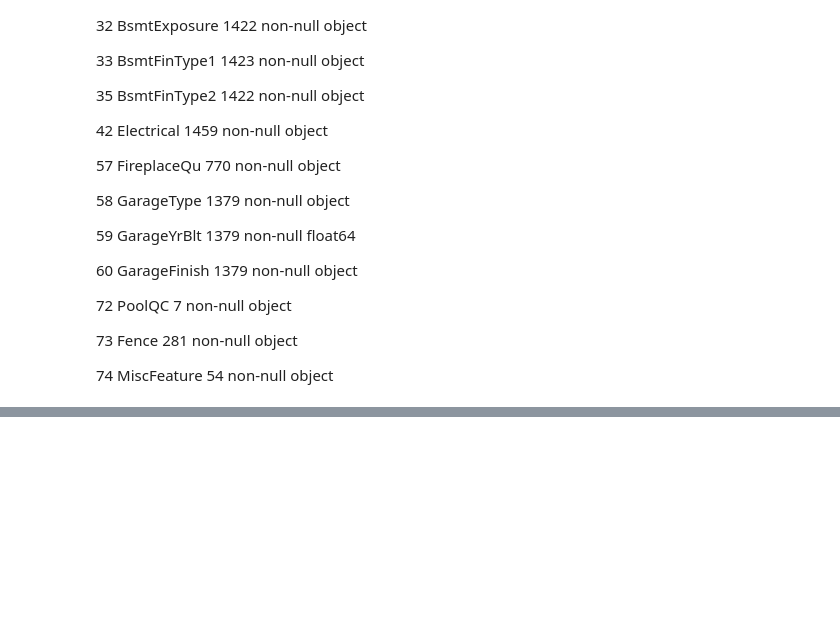
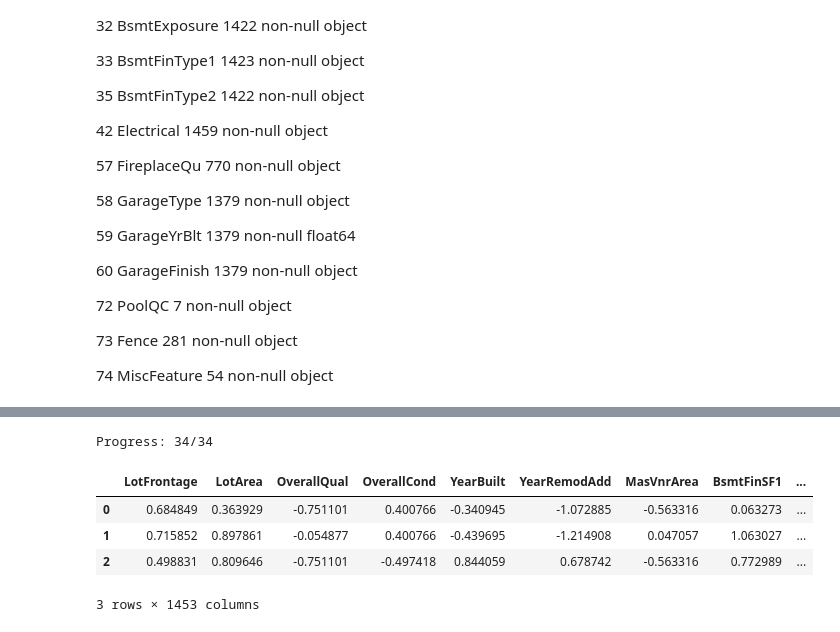
Before and after one commit to sethjpete/KaggleComp, a Jupyter notebook: kaggle.ipynb, the cells around one changed output, grey strips where cells are left out. Saved outputs shown, nothing was run; the diff lists cells and outputs as text; code cells hidden in the pictures; blank space fills up the shorter version.

```diff
--- a/kaggle.ipynb
+++ b/kaggle.ipynb
@@ -140,0 +228,4 @@ df
+# %%
+# Testing time!
+_test_df = pd.read_csv('data/test.csv')
+_test_df.info()
@@ -140,0 +250,17 @@ df
+# %%
+test_df = _test_df.copy()
+test_df = clean_data(test_df)
+test_df, test_numeric = preprocess(test_df)
+
+test_X = has_features(test_df)
+test_X[list(set(X.columns) - set(test_X.columns))] = 0
+test_X = interaction_terms(test_X, [n for n in test_numeric if n != 'SalePrice'])
+test_X.fillna(0, inplace=True)
+test_X.head(3)
+# %% [output]
+Progress: 34/34
+|  | LotFrontage | LotArea | OverallQual | OverallCond | YearBuilt | YearRemodAdd | MasVnrArea | BsmtFinSF1 | ... |
+| 0 | 0.684849 | 0.363929 | -0.751101 | 0.400766 | -0.340945 | -1.072885 | -0.563316 | 0.063273 | ... |
+| 1 | 0.715852 | 0.897861 | -0.054877 | 0.400766 | -0.439695 | -1.214908 | 0.047057 | 1.063027 | ... |
+| 2 | 0.498831 | 0.809646 | -0.751101 | -0.497418 | 0.844059 | 0.678742 | -0.563316 | 0.772989 | ... |
+3 rows × 1453 columns
```
Also changed, not shown: parts of 27 cells of this notebook, 1 other file.
